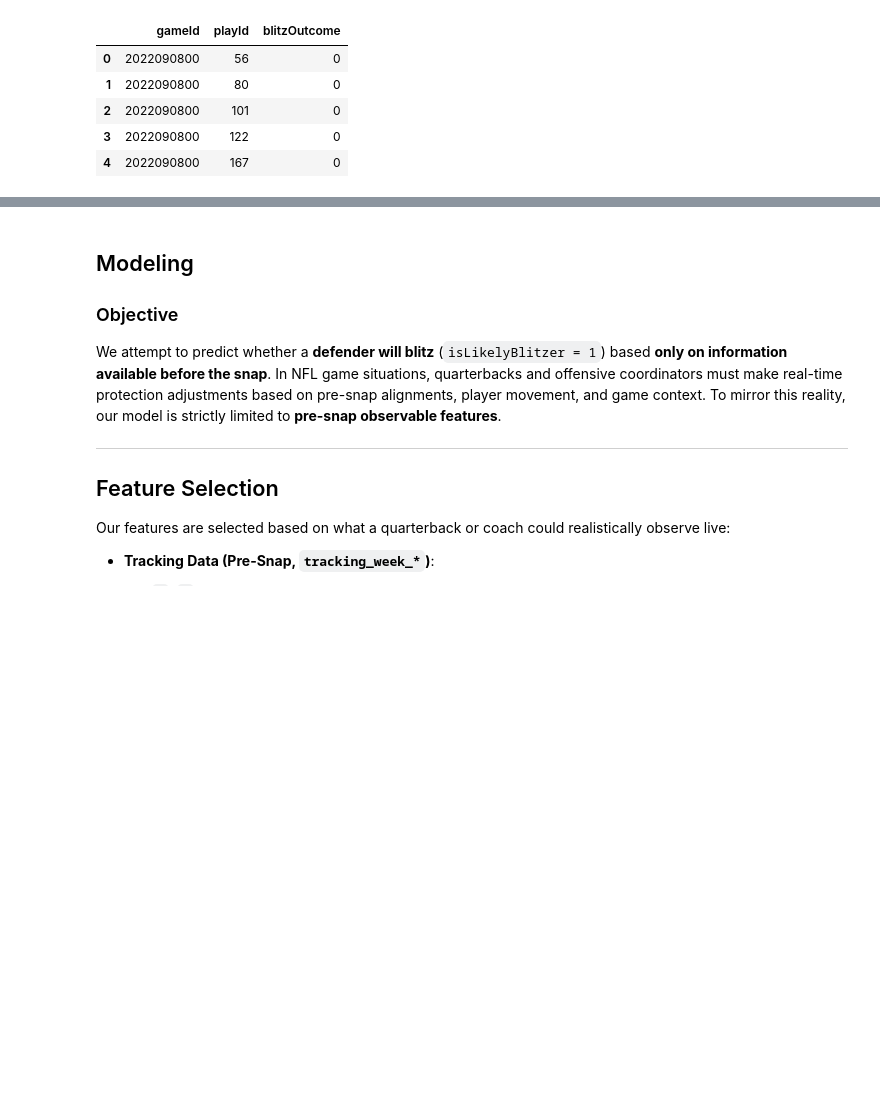
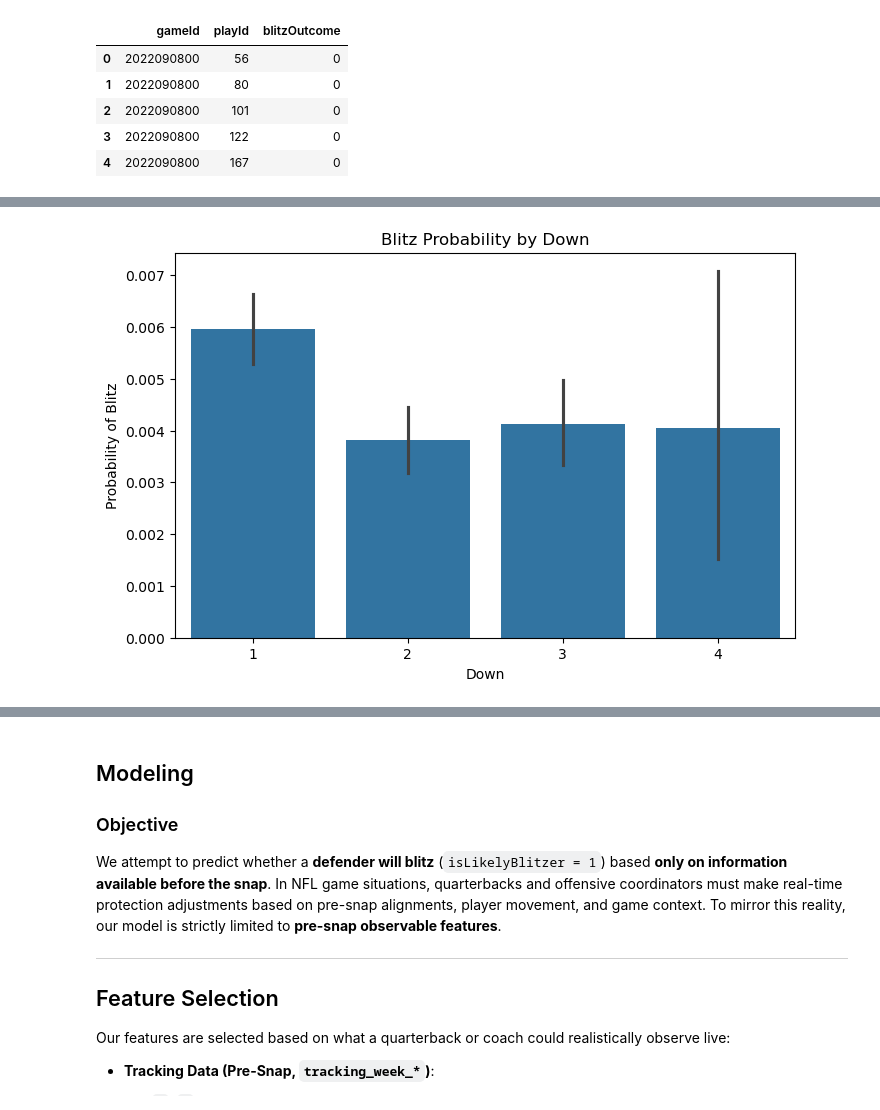
Before and after one commit to tgarity/blitzprediction, a Jupyter notebook: final_project.ipynb, the cells around one changed output, grey strips where cells are left out. Drawn from its saved outputs; the diff is of its cells as text; code cells hidden in the pictures; blank space fills up the shorter version.

```diff
--- a/final_project.ipynb
+++ b/final_project.ipynb
@@ -709,0 +727,12 @@ blitz_outcome.head()
+# %%
+# blitz prob by down
+snap_with_down = snap_tracking.merge(plays_df[['gameId', 'playId', 'down']], on=['gameId', 'playId'], how='left')
+
+plt.figure(figsize=(8,5))
+sns.barplot(data=snap_with_down, x='down', y=snap_with_down['isLikelyBlitzer'].astype(int), estimator=np.mean)
+plt.title('Blitz Probability by Down')
+plt.ylabel('Probability of Blitz')
+plt.xlabel('Down')
+plt.show()
+# %% [output]
+[figure, added]
```
Also changed, not shown: parts of 40 cells of this notebook, 1 other file.
